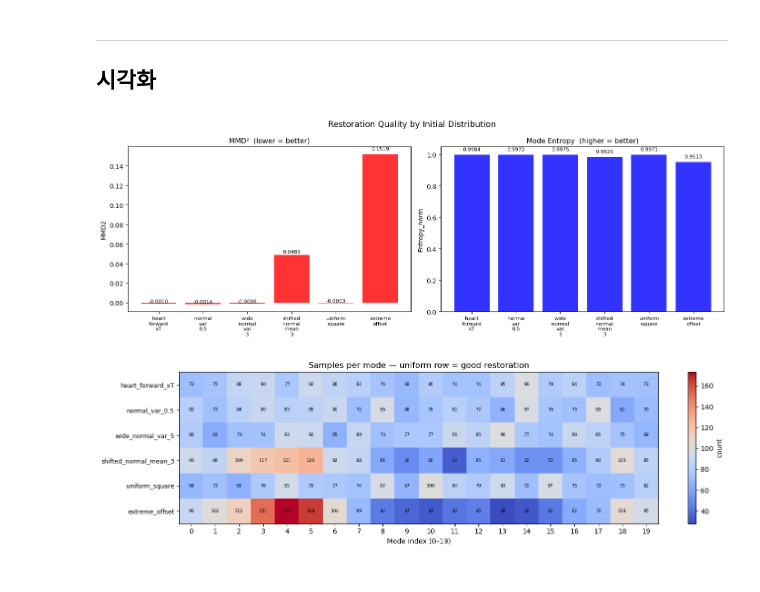
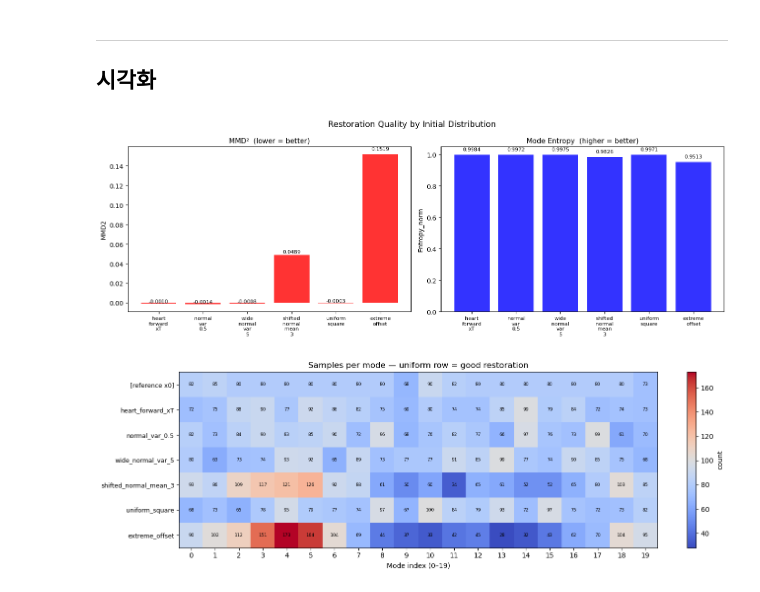
Before and after one commit to k-hyeon02/diffusion, a Jupyter notebook: validation.ipynb, the cells around one changed output. Saved outputs shown, nothing was run; the diff lists cells and outputs as text; code cells hidden in the pictures.

```diff
--- a/validation.ipynb
+++ b/validation.ipynb
@@ -274,37 +274,40 @@ for ax, metric, title, color in zip(
 ):
     vals = [results[n][metric] for n in names]  # 현재 metric 값
     bars = ax.bar(x_pos, vals, color=color, alpha=0.8) # 막대그래프
     ax.set_xticks(x_pos)  # x축 눈금
     ax.set_xticklabels(labels, fontsize=8) # x축 레이블 이름
     ax.set_title(title, fontsize=11)
     ax.set_ylabel(metric)  # y축 값
 
     for bar, v in zip(bars, vals):
         ax.text(bar.get_x() + bar.get_width() / 2, # 막대 중앙
                 bar.get_height() * 1.02, # 막대 꼭대기 * 1.02 높이
                 f"{v:.4f}", ha="center", va="bottom", fontsize=8)
 
 fig.suptitle("Restoration Quality by Initial Distribution", fontsize=13)
 plt.tight_layout()
 plt.show()
 
 # ── 히트맵 ────────────────────────────────────────────────────
-count_matrix = np.stack([results[n]["_counts"] for n in names], axis=0)
+_, ref_counts = mode_entropy(heart_x0, heart_means)
+rest_matrix = np.stack([results[n]["_counts"] for n in names], axis=0)
 
-plt.figure(figsize=(14,4))
+count_matrix = np.vstack([ref_counts[np.newaxis, :], rest_matrix])  # (7, 20)
+row_labels = ["[reference x0]"] + names
+
+plt.figure(figsize=(14, 4.5))
 im = plt.imshow(count_matrix, aspect="auto", cmap="coolwarm")
-plt.xticks(range(len(heart_means)))  # x축 눈금
+plt.xticks(range(len(heart_means)))
 plt.xlabel("Mode index (0–19)")
-plt.yticks(range(len(names)), names, fontsize=9)  # y축 눈금
+plt.yticks(range(len(row_labels)), row_labels, fontsize=9)
 plt.title("Samples per mode — uniform row = good restoration")
 
-# 히트맵의 모든 셀 (i,j) 순회하며 중앙에 카운트 숫자 표시
-for i in range(len(names)):
+for i in range(len(row_labels)):
     for j in range(len(heart_means)):
         plt.text(j, i, str(count_matrix[i, j]), ha="center", va="center", fontsize=6.5)
 plt.colorbar(im, label="count")
 plt.tight_layout()
 plt.show()
 # %% [output]
 [figure]
-[figure, old version]
+[figure, new version]
```
Also changed, not shown: parts of 9 cells of this notebook.
